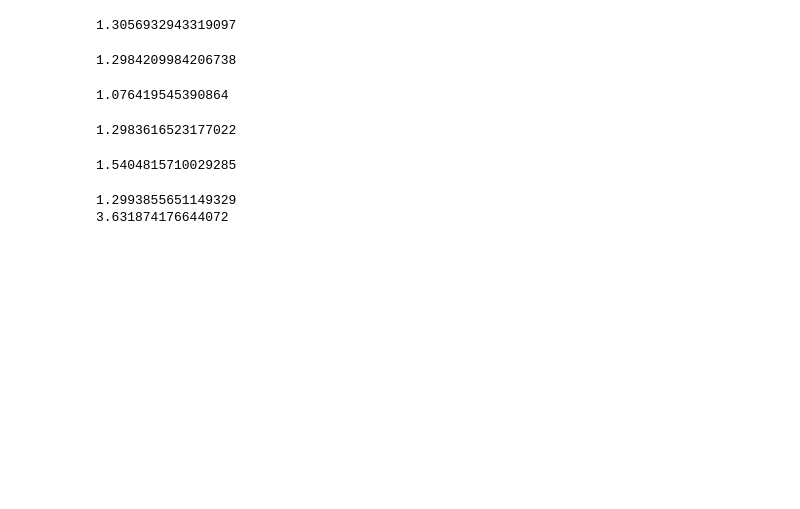
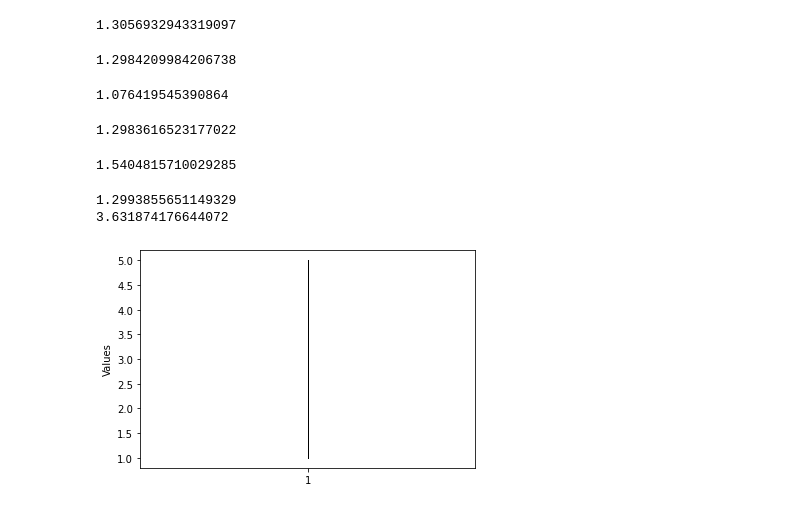
Before and after one commit to oremnirv/ATP, a Jupyter notebook: GP_skeleton.ipynb, the cells around one changed output. Drawn from its saved outputs; the diff is of its cells as text; code cells hidden in the pictures; blank space fills up the shorter version.

```diff
--- a/GP_skeleton.ipynb
+++ b/GP_skeleton.ipynb
@@ -1525,3 +1525,26 @@ print(np.mean(y1/x))
 # %% [output]
 1.2993855651149329
 3.631874176644072
+# %%
+import matplotlib.pyplot as plt
+
+# Sample data
+data = [1, 2, 3, 4, 5]
+
+# Create a figure and axis
+fig, ax = plt.subplots()
+
+# Create a boxplot with zero width boxes
+boxplot = ax.boxplot(data, widths=0)
+
+# Hide the outliers
+for flier in boxplot["fliers"]:
+    flier.set(marker="", color="none")
+
+# Set y-axis label
+ax.set_ylabel("Values")
+
+# Show the plot
+plt.show()
+# %% [output]
+[figure, added]
```
Also changed, not shown: parts of 6 cells of this notebook, 2 other files.
